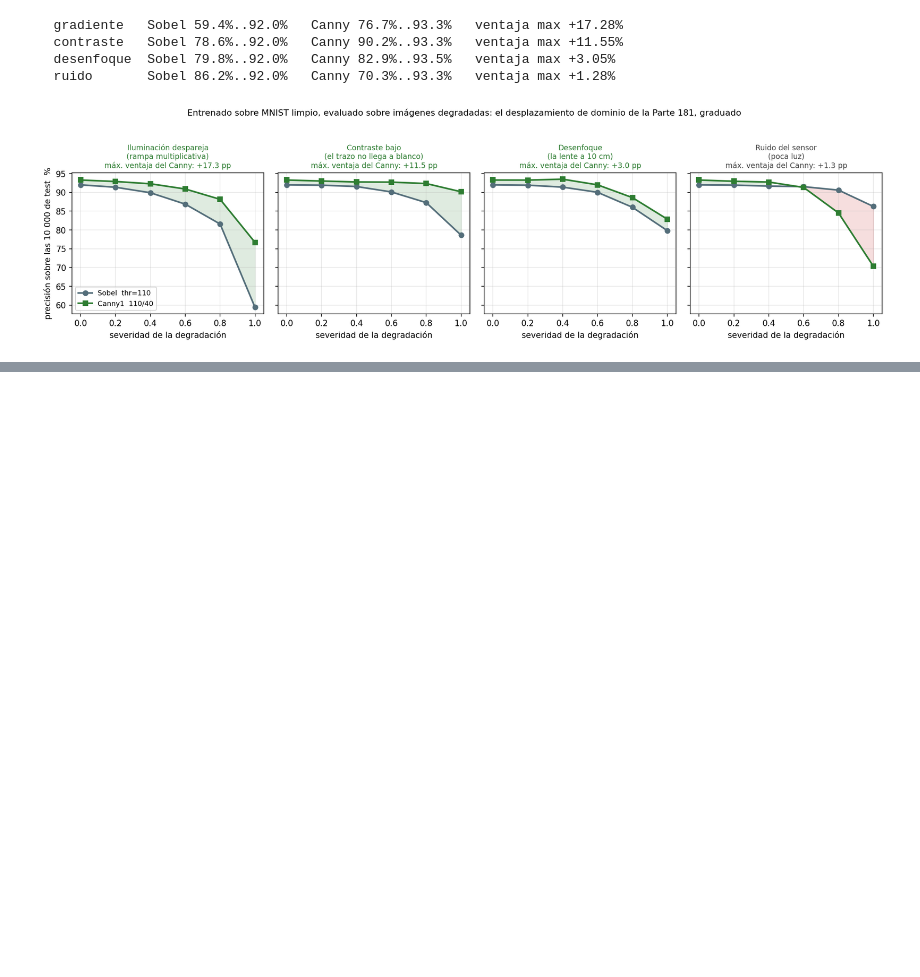
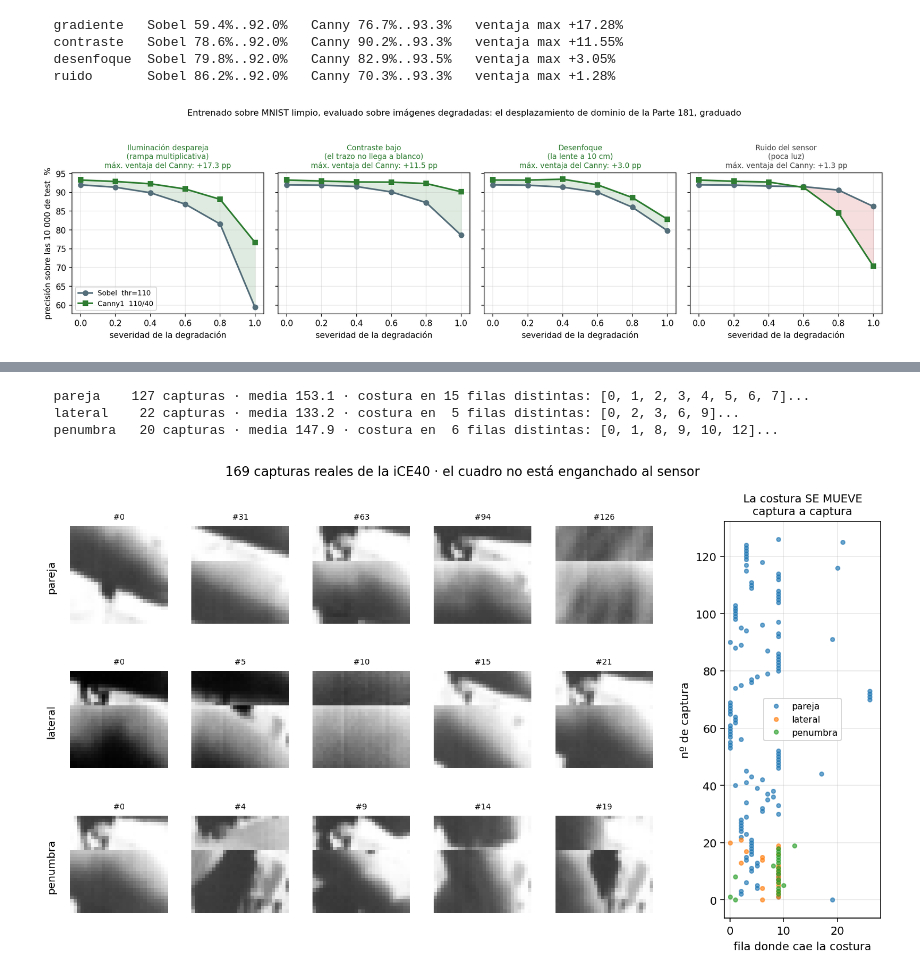
Before and after one commit to VictorMartinez89/tty_project_filter, a Jupyter notebook: conda/TTY_Filter_Sobel/TTY_Filter_Sobel2.ipynb, the cells around one changed output, grey strips where cells are left out. Saved outputs shown, nothing was run; the diff lists cells and outputs as text; code cells hidden in the pictures; blank space fills up the shorter version.

```diff
--- a/conda/TTY_Filter_Sobel/TTY_Filter_Sobel2.ipynb
+++ b/conda/TTY_Filter_Sobel/TTY_Filter_Sobel2.ipynb
@@ -635,0 +794,41 @@ for m in modos:
+# %%
+# === Cuaderno 2 · figura 4: lo que la placa capturo de verdad, y la costura ===
+import numpy as np, matplotlib.pyplot as plt
+
+cond = [("pareja", 1), ("lateral", 2), ("penumbra", 3)]
+S = {n: np.load(f"/Users/vic/luz{i}_{n}.npz")["imgs"].astype(float) for n, i in cond}
+
+fig = plt.figure(figsize=(13, 6.4))
+gs = fig.add_gridspec(3, 7, width_ratios=[1]*5 + [0.25, 1.6], hspace=.35, wspace=.25)
+for r, (n, _) in enumerate(cond):
+    A = S[n]
+    for c, k in enumerate(np.linspace(0, len(A)-1, 5).astype(int)):
+        a = fig.add_subplot(gs[r, c])
+        a.imshow(A[k], cmap="gray", vmin=0, vmax=255); a.axis("off")
+        if c == 0:
+            a.text(-6, 14, n, rotation=90, va="center", ha="center", fontsize=9.5)
+        a.set_title(f"#{k}", fontsize=7)
+
+# la costura: donde salta el brillo entre filas consecutivas
+a = fig.add_subplot(gs[:, 6])
+for n, _ in cond:
+    A = S[n]
+    filas = [int(np.abs(np.diff(A[k].mean(axis=1))).argmax()) for k in range(len(A))]
+    a.plot(filas, np.arange(len(filas)), "o", ms=3.5, alpha=.65, label=n)
+a.set_xlabel("fila donde cae la costura"); a.set_ylabel("nº de captura")
+a.set_xlim(-1, 28); a.grid(alpha=.3); a.legend(fontsize=8)
+a.set_title("La costura SE MUEVE\ncaptura a captura", fontsize=10)
+fig.suptitle("169 capturas reales de la iCE40 · el cuadro no está enganchado al sensor",
+             fontsize=11.5, y=.99)
+plt.savefig("fig_capturas.png", dpi=140, bbox_inches="tight")
+plt.show()
+for n, _ in cond:
+    A = S[n]
+    f = [int(np.abs(np.diff(A[k].mean(axis=1))).argmax()) for k in range(len(A))]
+    print(f"  {n:<9} {len(A):3d} capturas · media {A.mean():5.1f} · "
+          f"costura en {len(set(f)):2d} filas distintas: {sorted(set(f))[:8]}...")
+# %% [output]
+  pareja    127 capturas · media 153.1 · costura en 15 filas distintas: [0, 1, 2, 3, 4, 5, 6, 7]...
+  lateral    22 capturas · media 133.2 · costura en  5 filas distintas: [0, 2, 3, 6, 9]...
+  penumbra   20 capturas · media 147.9 · costura en  6 filas distintas: [0, 1, 8, 9, 10, 12]...
+[figure, added]
```
Also changed, not shown: parts of 2 cells of this notebook, 15 other files.
